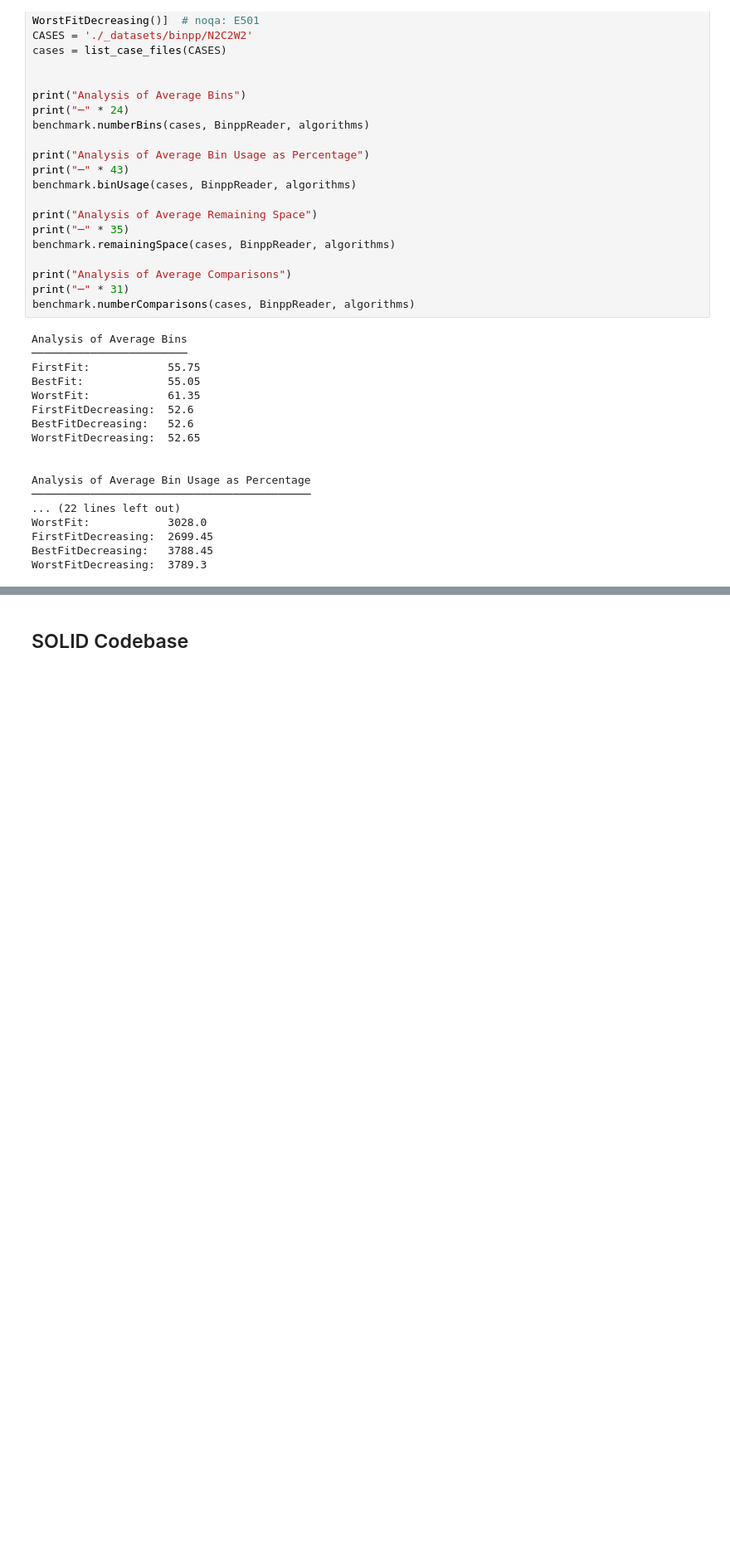
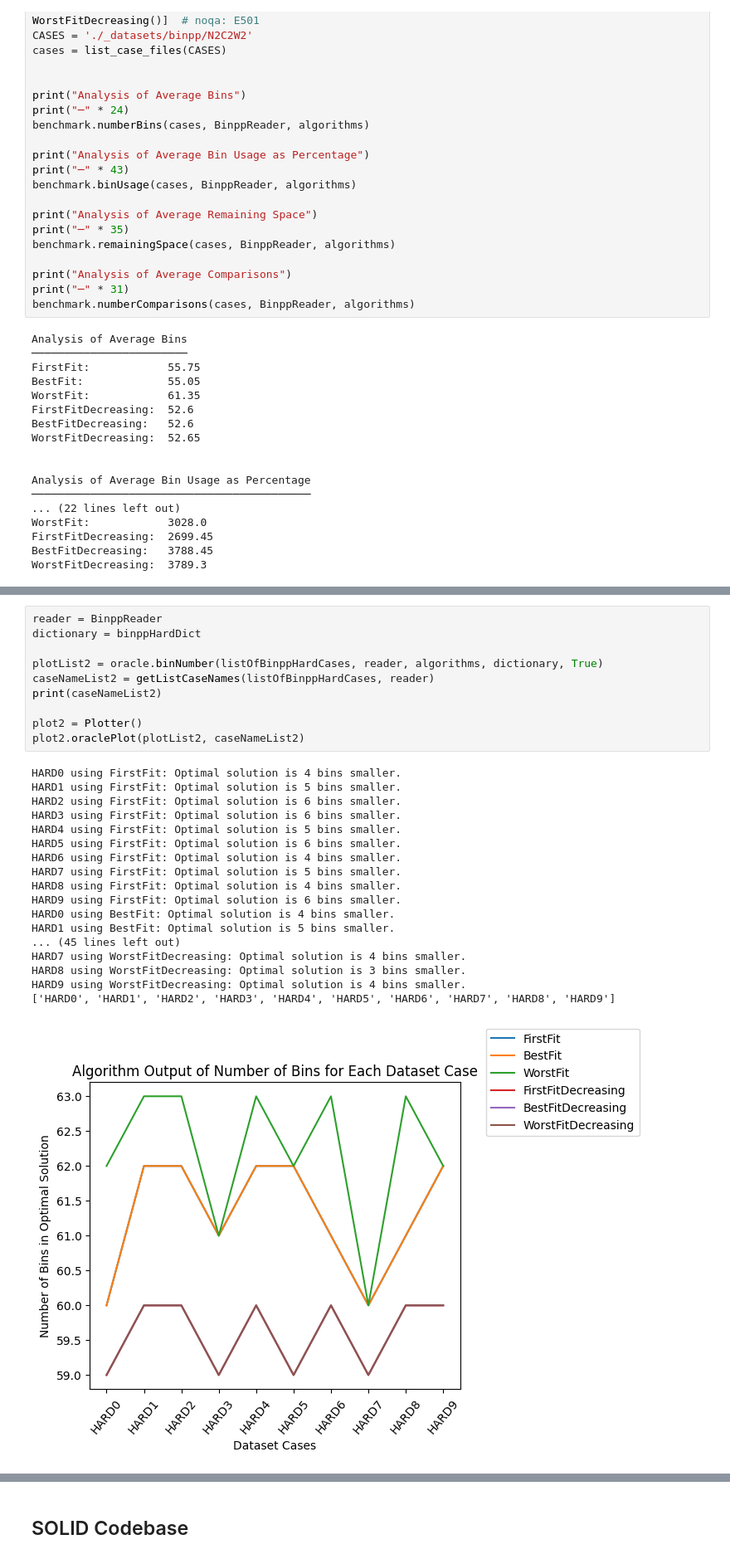
Before and after one commit to arvindshastri/binpacking, a Jupyter notebook: report.ipynb, the cells around one changed output, grey strips where cells are left out. Shown: that part at 83% size. Cells and saved outputs as stored; diff of their text form; blank space fills up the shorter version.

```diff
--- a/report.ipynb
+++ b/report.ipynb
@@ -108,0 +166,29 @@ WorstFitDecreasing:  3789.3
+# %%
+reader = BinppReader
+dictionary = binppHardDict
+
+plotList2 = oracle.binNumber(listOfBinppHardCases, reader, algorithms, dictionary, True)
+caseNameList2 = getListCaseNames(listOfBinppHardCases, reader)
+print(caseNameList2)
+
+plot2 = Plotter()
+plot2.oraclePlot(plotList2, caseNameList2)
+# %% [output]
+HARD0 using FirstFit: Optimal solution is 4 bins smaller.
+HARD1 using FirstFit: Optimal solution is 5 bins smaller.
+HARD2 using FirstFit: Optimal solution is 6 bins smaller.
+HARD3 using FirstFit: Optimal solution is 6 bins smaller.
+HARD4 using FirstFit: Optimal solution is 5 bins smaller.
+HARD5 using FirstFit: Optimal solution is 6 bins smaller.
+HARD6 using FirstFit: Optimal solution is 4 bins smaller.
+HARD7 using FirstFit: Optimal solution is 5 bins smaller.
+HARD8 using FirstFit: Optimal solution is 4 bins smaller.
+HARD9 using FirstFit: Optimal solution is 6 bins smaller.
+HARD0 using BestFit: Optimal solution is 4 bins smaller.
+HARD1 using BestFit: Optimal solution is 5 bins smaller.
+... (45 lines left out)
+HARD7 using WorstFitDecreasing: Optimal solution is 4 bins smaller.
+HARD8 using WorstFitDecreasing: Optimal solution is 3 bins smaller.
+HARD9 using WorstFitDecreasing: Optimal solution is 4 bins smaller.
+['HARD0', 'HARD1', 'HARD2', 'HARD3', 'HARD4', 'HARD5', 'HARD6', 'HARD7', 'HARD8', 'HARD9']
+[figure, added]
```
Also changed, not shown: parts of 4 cells of this notebook, 3 other files.
